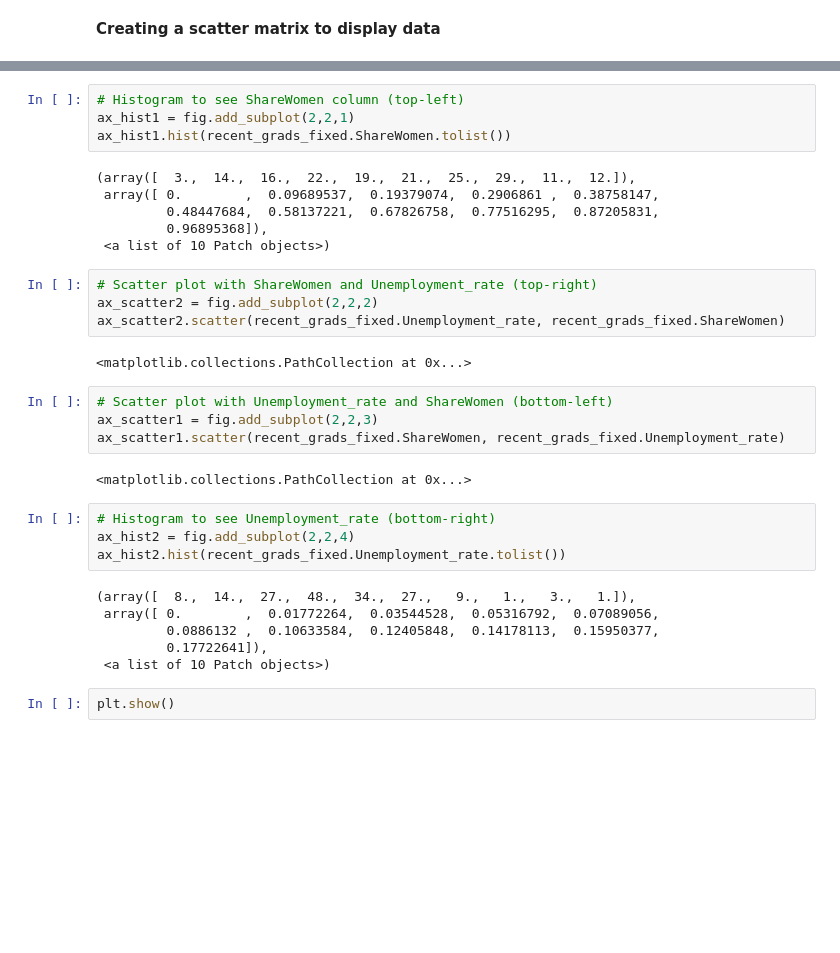
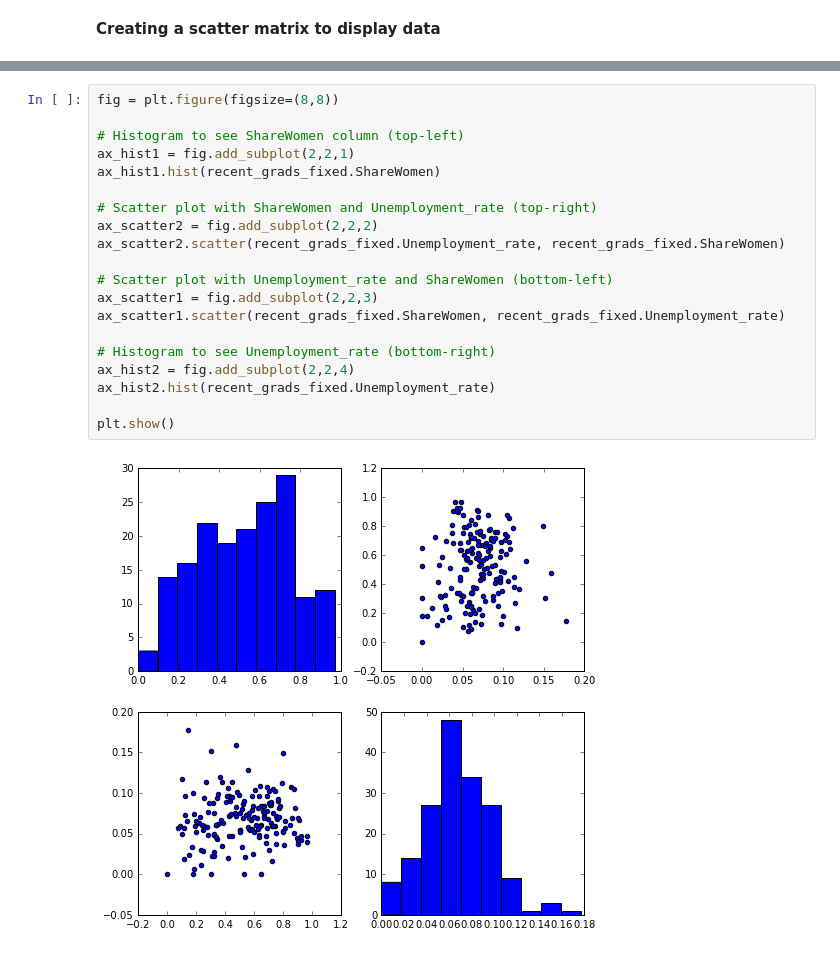
Before and after one commit to aniruddhabarapatre/Dataquest, a Jupyter notebook: Customized_visulization.ipynb, the cells around one changed output, grey strips where cells are left out. Cells and saved outputs as stored; diff of their text form; blank space fills up the shorter version.

Commit message:
Updated cells to fix plotting issue

```diff
--- a/Customized_visulization.ipynb
+++ b/Customized_visulization.ipynb
@@ -52,34 +48,22 @@ fig = plt.figure(figsize=(8,8))
-# %%
-# Histogram to see ShareWomen column (top-left)
-ax_hist1 = fig.add_subplot(2,2,1)
-ax_hist1.hist(recent_grads_fixed.ShareWomen.tolist())
-# %% [output]
-(array([  3.,  14.,  16.,  22.,  19.,  21.,  25.,  29.,  11.,  12.]),
- array([ 0.        ,  0.09689537,  0.19379074,  0.2906861 ,  0.38758147,
-         0.48447684,  0.58137221,  0.67826758,  0.77516295,  0.87205831,
-         0.96895368]),
- <a list of 10 Patch objects>)
-# %%
-# Scatter plot with ShareWomen and Unemployment_rate (top-right)
-ax_scatter2 = fig.add_subplot(2,2,2)
-ax_scatter2.scatter(recent_grads_fixed.Unemployment_rate, recent_grads_fixed.ShareWomen)
-# %% [output]
-<matplotlib.collections.PathCollection at 0x...>
-# %%
-# Scatter plot with Unemployment_rate and ShareWomen (bottom-left)
-ax_scatter1 = fig.add_subplot(2,2,3)
-ax_scatter1.scatter(recent_grads_fixed.ShareWomen, recent_grads_fixed.Unemployment_rate)
-# %% [output]
-<matplotlib.collections.PathCollection at 0x...>
-# %%
-# Histogram to see Unemployment_rate (bottom-right)
-ax_hist2 = fig.add_subplot(2,2,4)
-ax_hist2.hist(recent_grads_fixed.Unemployment_rate.tolist())
-# %% [output]
-(array([  8.,  14.,  27.,  48.,  34.,  27.,   9.,   1.,   3.,   1.]),
- array([ 0.        ,  0.01772264,  0.03544528,  0.05316792,  0.07089056,
-         0.0886132 ,  0.10633584,  0.12405848,  0.14178113,  0.15950377,
-         0.17722641]),
- <a list of 10 Patch objects>)
-# %%
-plt.show()
+# %%
+fig = plt.figure(figsize=(8,8))
+
+# Histogram to see ShareWomen column (top-left)
+ax_hist1 = fig.add_subplot(2,2,1)
+ax_hist1.hist(recent_grads_fixed.ShareWomen)
+
+# Scatter plot with ShareWomen and Unemployment_rate (top-right)
+ax_scatter2 = fig.add_subplot(2,2,2)
+ax_scatter2.scatter(recent_grads_fixed.Unemployment_rate, recent_grads_fixed.ShareWomen)
+
+# Scatter plot with Unemployment_rate and ShareWomen (bottom-left)
+ax_scatter1 = fig.add_subplot(2,2,3)
+ax_scatter1.scatter(recent_grads_fixed.ShareWomen, recent_grads_fixed.Unemployment_rate)
+
+# Histogram to see Unemployment_rate (bottom-right)
+ax_hist2 = fig.add_subplot(2,2,4)
+ax_hist2.hist(recent_grads_fixed.Unemployment_rate)
+
+plt.show()
+# %% [output]
+[figure, added]
```
Also changed, not shown: parts of 1 cell of this notebook.
